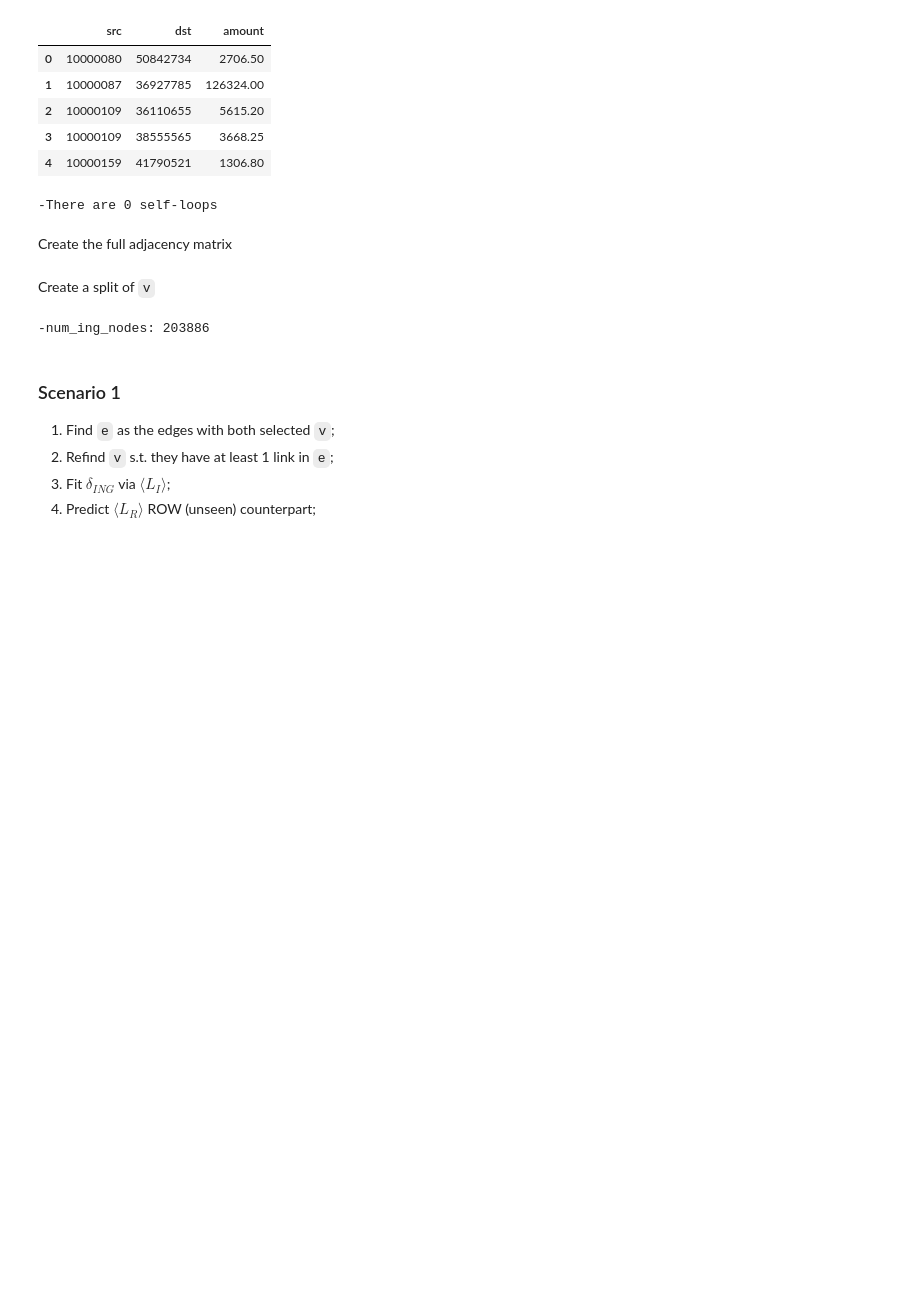
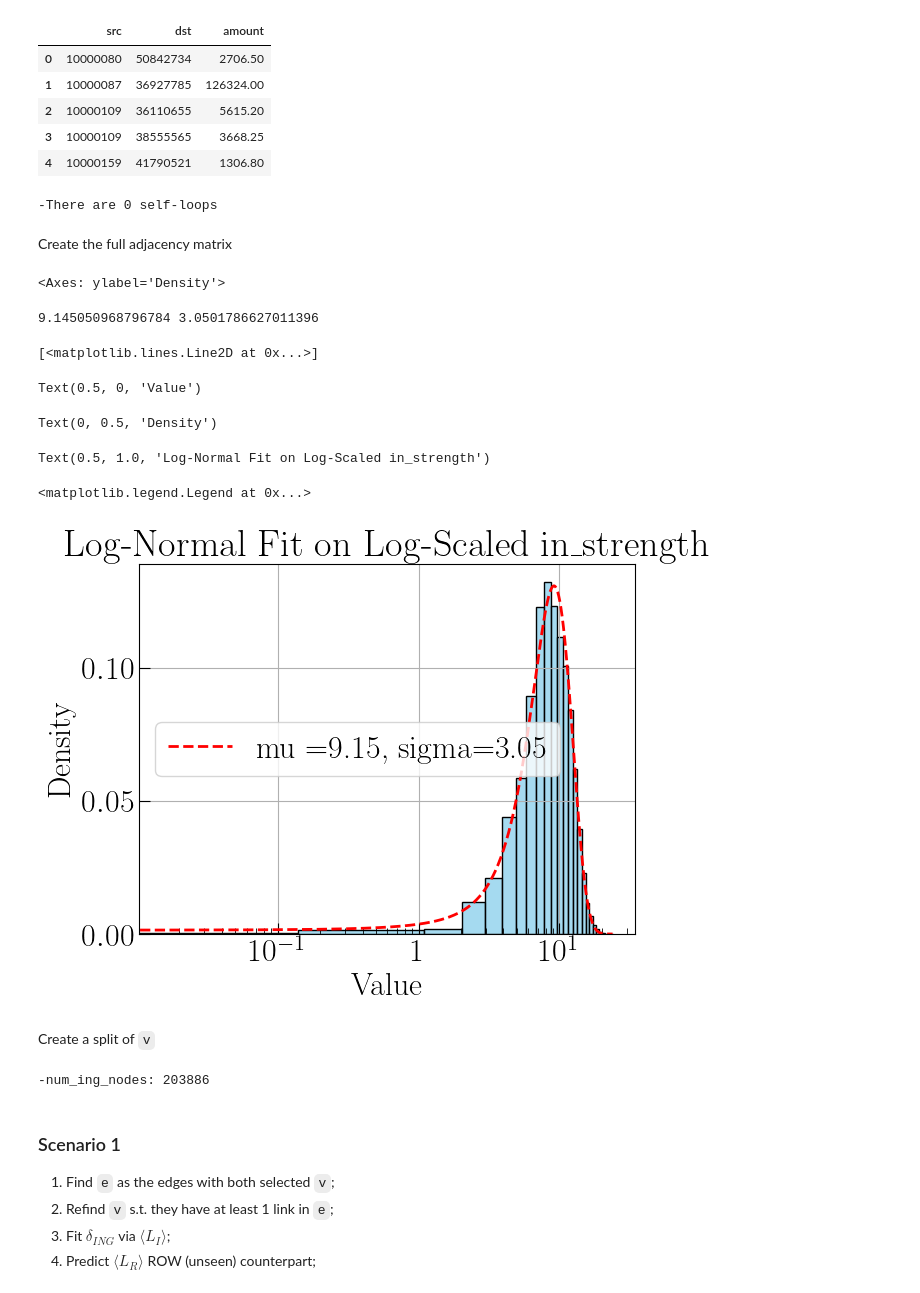
Before and after one commit to LeonardoIalongo/graph-ensembles, a Jupyter notebook: examples/enlarge_network.ipynb, the cells around one changed output. Cells and saved outputs as stored; diff of their text form; code cells hidden in the pictures; blank space fills up the shorter version.

Commit message:
fitted strengths out and in, deleted {year} in datasetloader since problems with folder creation

```diff
--- a/examples/enlarge_network.ipynb
+++ b/examples/enlarge_network.ipynb
@@ -140,6 +138,51 @@ import sparse as ge
 
 kwargs_graph = {'name' : 'ING', 'level' : 0, 'corpkey' : corpkey}
 g = ge.graphs.DiGraph(v, e, **kwargs_graph)
+# %%
+import numpy as np
+import matplotlib.pyplot as plt
+import seaborn as sns
+from scipy.stats import norm, lognorm
+
+# Assume your empirical data is in 'data' and you already know it's log-normally distributed
+# Make sure it's positive
+var_name = "in_strength"
+
+if var_name == "out_strength":
+	data = g.out_strength()
+else:
+    data = g.in_strength()
+data = np.log(data[data>0])
+
+# Plot histogram on log scale (still original data, but y-axis shows density)
+sns.histplot(data, stat="density", bins=30, color='skyblue', edgecolor='black',)#log_scale=(True, False))
+
+# === Step 2: Fit a normal distribution to the log-transformed data ===
+mu, sigma = norm.fit(data)
+
+print(mu, sigma)
+
+# === Step 3: Create a log-normal PDF using those fitted parameters ===
+x = np.linspace(data.min(), data.max(), 500)
+pdf = norm.pdf(x, loc = mu, scale = sigma)  # shape=sigma, scale=e^mu
+
+# === Step 4: Plot the fitted curve ===
+plt.plot(x, pdf, 'r--', linewidth=2, label=f'mu ={mu:.2f}, sigma={sigma:.2f}')
+plt.xlabel('Value')
+plt.xscale('log')
+plt.ylabel('Density')
+plt.title(f'Log-Normal Fit on Log-Scaled {var_name}')
+plt.legend()
+plt.show()
+# %% [output]
+<Axes: ylabel='Density'>
+9.145050968796784 3.0501786627011396
+[<matplotlib.lines.Line2D at 0x...>]
+Text(0.5, 0, 'Value')
+Text(0, 0.5, 'Density')
+Text(0.5, 1.0, 'Log-Normal Fit on Log-Scaled in_strength')
+<matplotlib.legend.Legend at 0x...>
+[figure, added]
 # %% [markdown]
 Create a split of ``v``
 # %%
```
Also changed, not shown: parts of 1 cell of this notebook, 2 other files.
